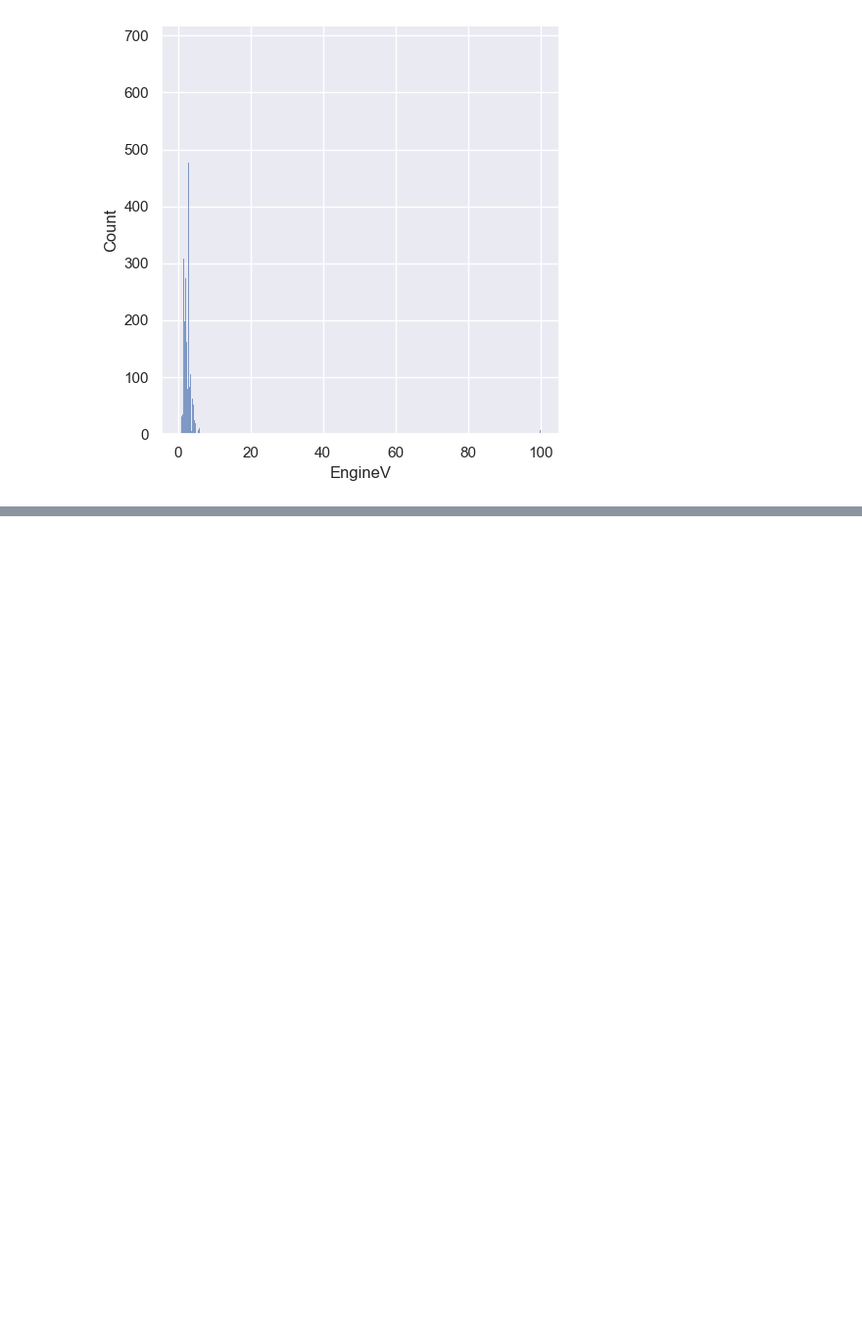
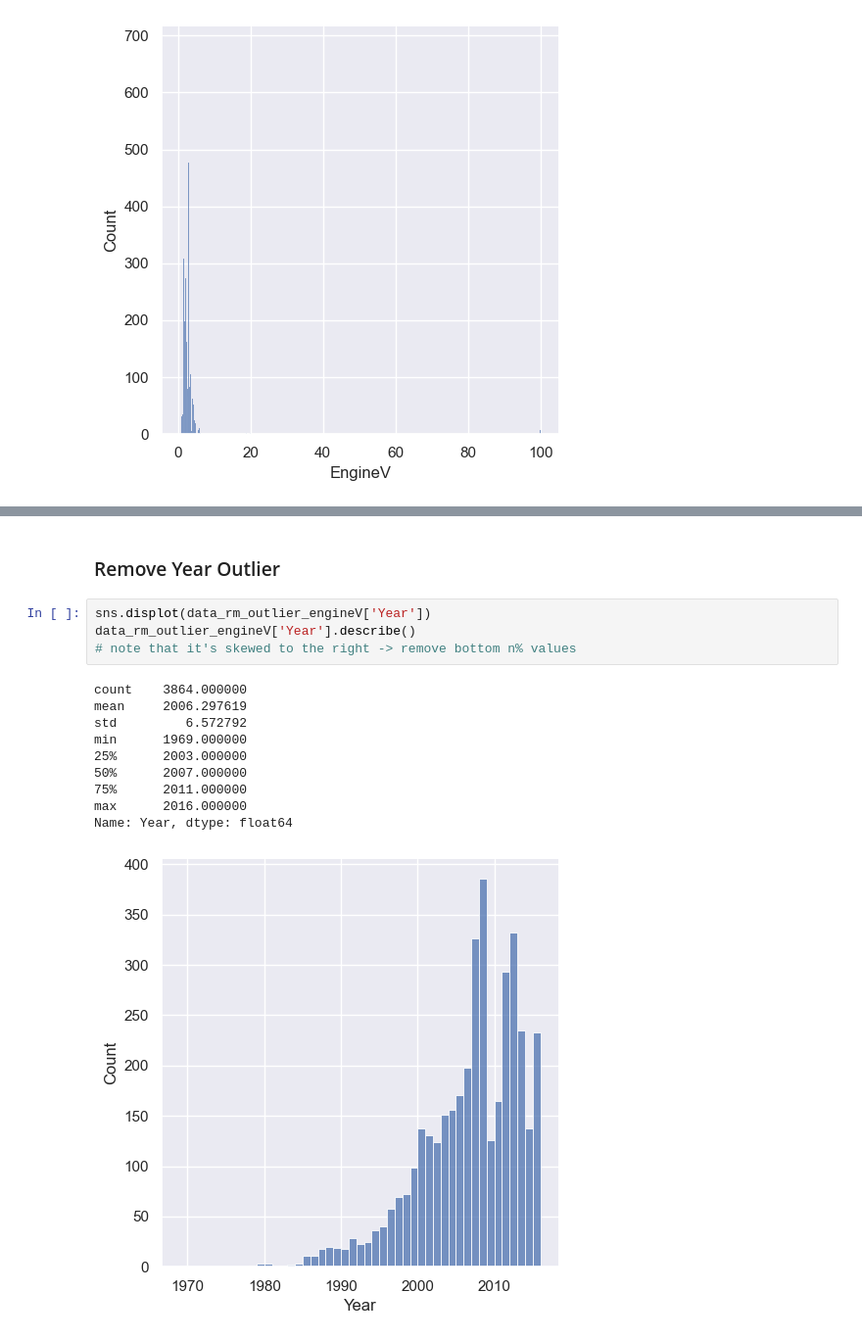
Before and after one commit to slynj/linear-regression-vehicle, a Jupyter notebook: notebooks/data_preprocessing.ipynb, the cells around one changed output, grey strips where cells are left out. Shown at 98% size. Saved outputs shown, nothing was run; the diff lists cells and outputs as text; blank space fills up the shorter version.

```diff
--- a/notebooks/data_preprocessing.ipynb
+++ b/notebooks/data_preprocessing.ipynb
@@ -132,0 +138,17 @@ display(top99)
+# %% [markdown]
+### Remove Year Outlier
+# %%
+sns.displot(data_rm_outlier_engineV['Year'])
+data_rm_outlier_engineV['Year'].describe()
+# note that it's skewed to the right -> remove bottom n% values
+# %% [output]
+count    3864.000000
+mean     2006.297619
+std         6.572792
+min      1969.000000
+25%      2003.000000
+50%      2007.000000
+75%      2011.000000
+max      2016.000000
+Name: Year, dtype: float64
+[figure, added]
```
Also changed, not shown: parts of 7 cells of this notebook.
